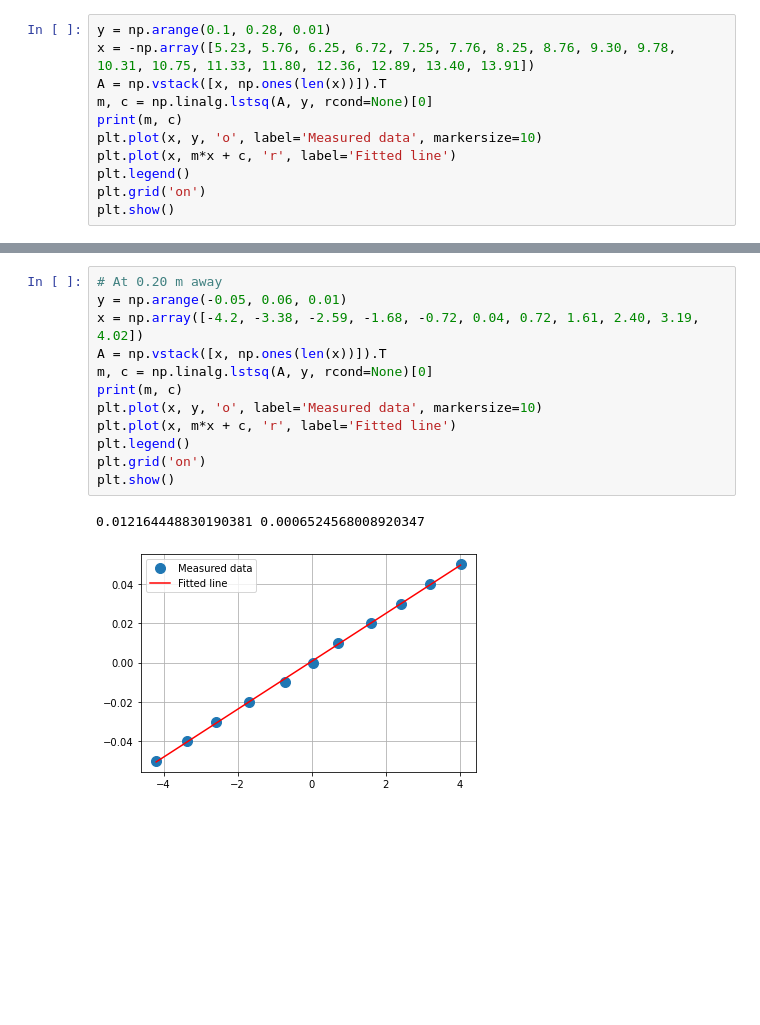
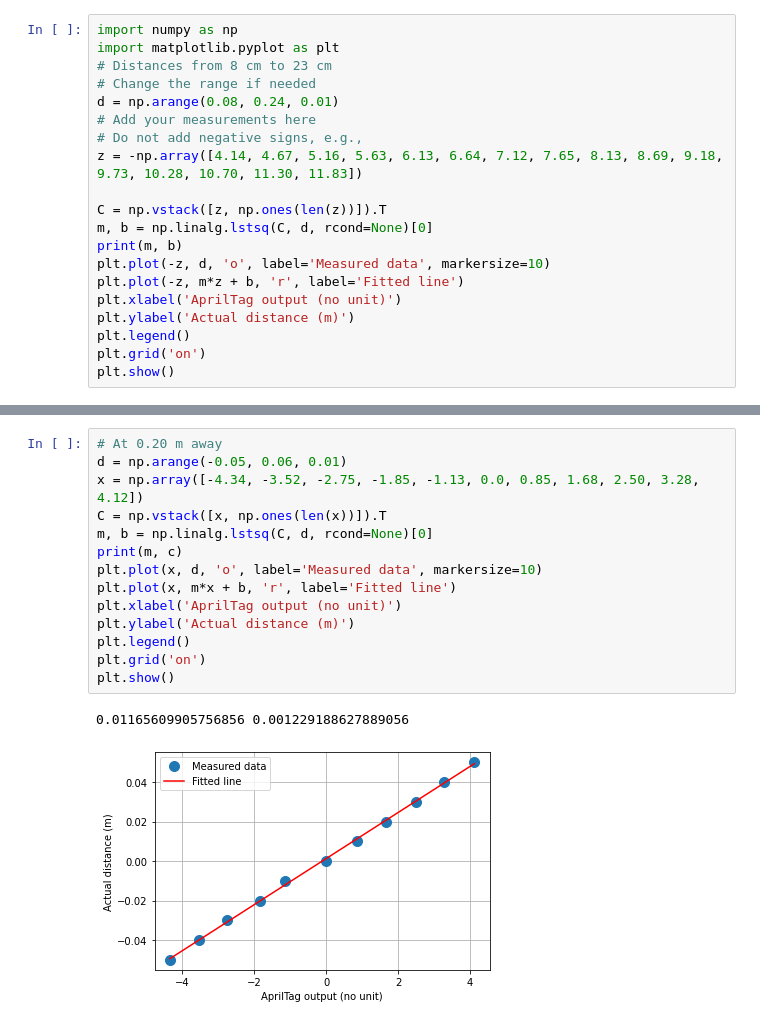
Before and after one commit to stanbaek/ece487A, a Jupyter notebook: docs/Labs/Lab3_CameraCalibration.ipynb, the cells around one changed output, grey strips where cells are left out. Saved outputs shown, nothing was run; the diff lists cells and outputs as text; blank space fills up the shorter version.

```diff
--- a/docs/Labs/Lab3_CameraCalibration.ipynb
+++ b/docs/Labs/Lab3_CameraCalibration.ipynb
@@ -11,11 +97,20 @@ OpenMV Camera depth (the z-axis)
 # %%
-y = np.arange(0.1, 0.28, 0.01)
-x = -np.array([5.23, 5.76, 6.25, 6.72, 7.25, 7.76, 8.25, 8.76, 9.30, 9.78, 10.31, 10.75, 11.33, 11.80, 12.36, 12.89, 13.40, 13.91])
-A = np.vstack([x, np.ones(len(x))]).T
-m, c = np.linalg.lstsq(A, y, rcond=None)[0]
-print(m, c)
-plt.plot(x, y, 'o', label='Measured data', markersize=10)
-plt.plot(x, m*x + c, 'r', label='Fitted line')
+import numpy as np
+import matplotlib.pyplot as plt
+# Distances from 8 cm to 23 cm
+# Change the range if needed
+d = np.arange(0.08, 0.24, 0.01)
+# Add your measurements here
+# Do not add negative signs, e.g.,
+z = -np.array([4.14, 4.67, 5.16, 5.63, 6.13, 6.64, 7.12, 7.65, 8.13, 8.69, 9.18, 9.73, 10.28, 10.70, 11.30, 11.83])
+
+C = np.vstack([z, np.ones(len(z))]).T
+m, b = np.linalg.lstsq(C, d, rcond=None)[0]
+print(m, b)
+plt.plot(-z, d, 'o', label='Measured data', markersize=10)
+plt.plot(-z, m*z + b, 'r', label='Fitted line')
+plt.xlabel('AprilTag output (no unit)')
+plt.ylabel('Actual distance (m)')
 plt.legend()
 plt.grid('on')
 plt.show()
@@ -27,15 +126,17 @@ OpenMV Camera Lateral (the x-axis)
 # %%
 # At 0.20 m away
-y = np.arange(-0.05, 0.06, 0.01)
-x = np.array([-4.2, -3.38, -2.59, -1.68, -0.72, 0.04, 0.72, 1.61, 2.40, 3.19, 4.02])
-A = np.vstack([x, np.ones(len(x))]).T
-m, c = np.linalg.lstsq(A, y, rcond=None)[0]
+d = np.arange(-0.05, 0.06, 0.01)
+x = np.array([-4.34, -3.52, -2.75, -1.85, -1.13, 0.0, 0.85, 1.68, 2.50, 3.28, 4.12])
+C = np.vstack([x, np.ones(len(x))]).T
+m, b = np.linalg.lstsq(C, d, rcond=None)[0]
 print(m, c)
-plt.plot(x, y, 'o', label='Measured data', markersize=10)
-plt.plot(x, m*x + c, 'r', label='Fitted line')
+plt.plot(x, d, 'o', label='Measured data', markersize=10)
+plt.plot(x, m*x + b, 'r', label='Fitted line')
+plt.xlabel('AprilTag output (no unit)')
+plt.ylabel('Actual distance (m)')
 plt.legend()
 plt.grid('on')
 plt.show()
 # %% [output]
-0.012164448830190381 0.0006524568008920347
+0.01165609905756856 0.001229188627889056
-[figure, old version]
+[figure, new version]
```
Also changed, not shown: parts of 10 cells of this notebook, 4 other files.
